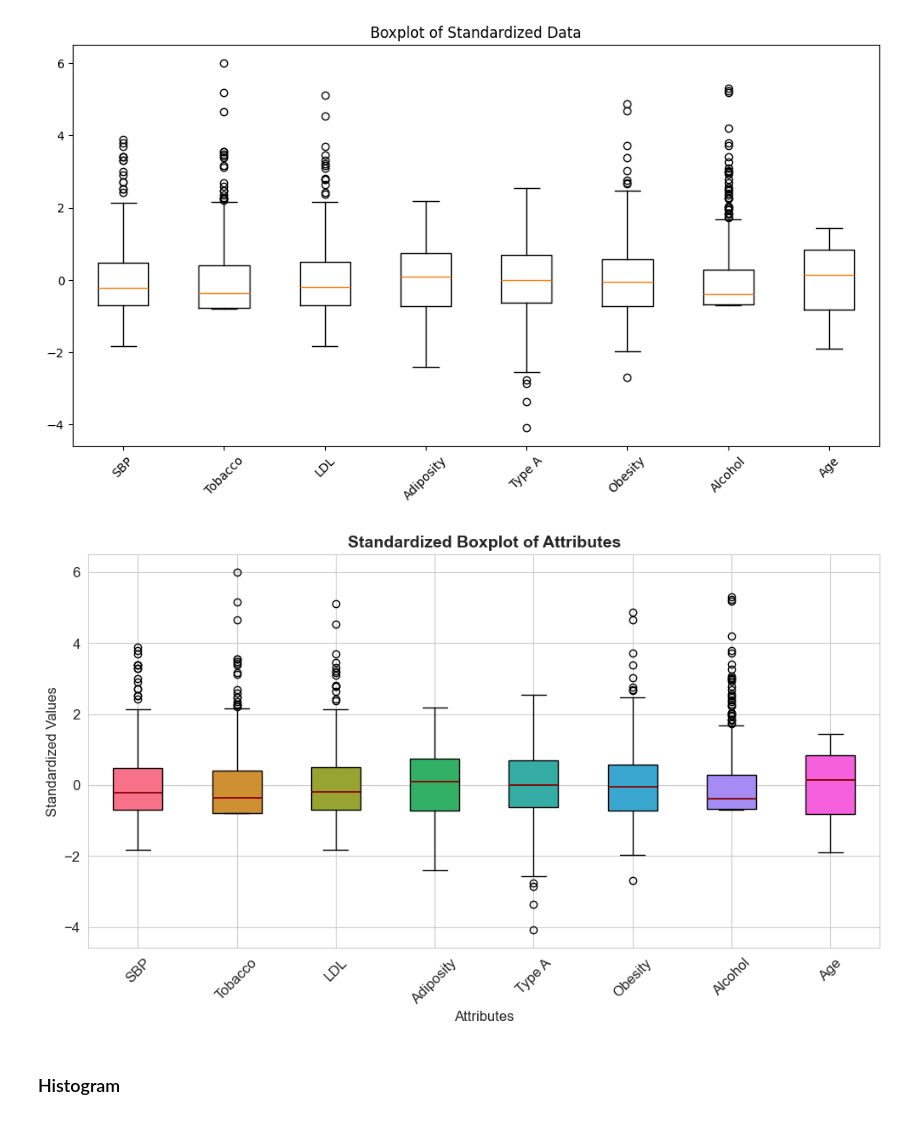
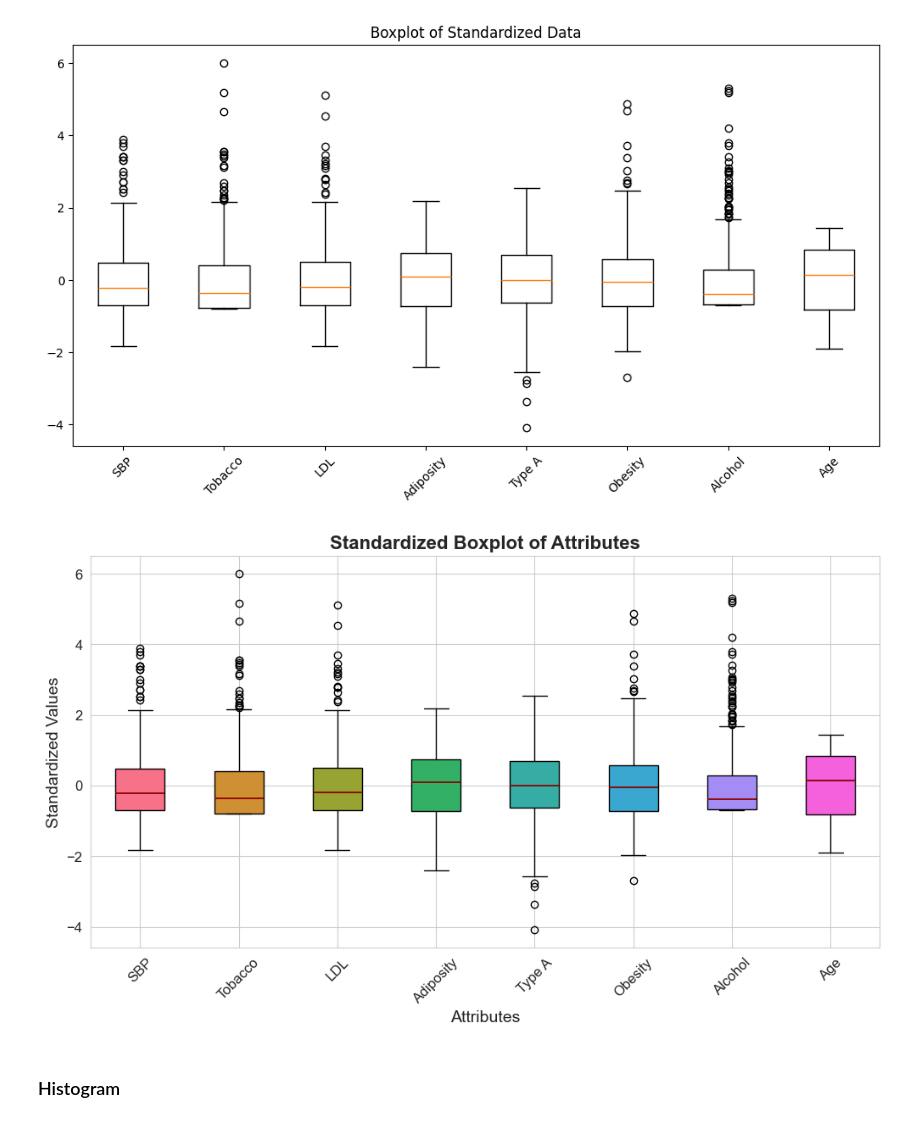
Before and after one commit to trinesoe/02450_Project1, a Jupyter notebook: visualizations.ipynb, the cells around one changed output. Cells and saved outputs as stored; diff of their text form; code cells hidden in the pictures.

Commit message:
Adjust fontsize in plots

```diff
--- a/visualizations.ipynb
+++ b/visualizations.ipynb
@@ -125,31 +125,31 @@ plt.show()
 # %%
 # Set Seaborn style for better visuals
 sns.set_style("whitegrid")
 
 # Create a colorful boxplot
 plt.figure(figsize=(12, 6))
 box = plt.boxplot(X_plot_standardized, patch_artist=True,
                   medianprops={"color": "darkred", "linewidth": 1.3})  # Set the thickness of the red mean line
 
 # Define a color palette
 colors = sns.color_palette("husl", len(box["boxes"]))
 
 # Color each box in the plot
 for patch, color in zip(box["boxes"], colors):
     patch.set_facecolor(color)
 
 # Customize ticks and labels
 plt.xticks(range(1, M_plot+1), attributeNames_plot, rotation=45, fontsize=12)
 plt.yticks(fontsize=12)
-plt.title("Standardized Boxplot of Attributes", fontsize=14, fontweight="bold")
-plt.xlabel("Attributes", fontsize=12)
-plt.ylabel("Standardized Values", fontsize=12)
+plt.title("Standardized Boxplot of Attributes", fontsize=16, fontweight="bold")
+plt.xlabel("Attributes", fontsize=14)
+plt.ylabel("Standardized Values", fontsize=14)
 
 # Show the plot
 plt.savefig("plots/standardized_boxplot.png")
 plt.show()
 # %% [output]
-[figure, old version]
+[figure, new version]
 # %% [markdown]
 ### Histogram
 # %%
```
Also changed, not shown: parts of 3 cells of this notebook.
